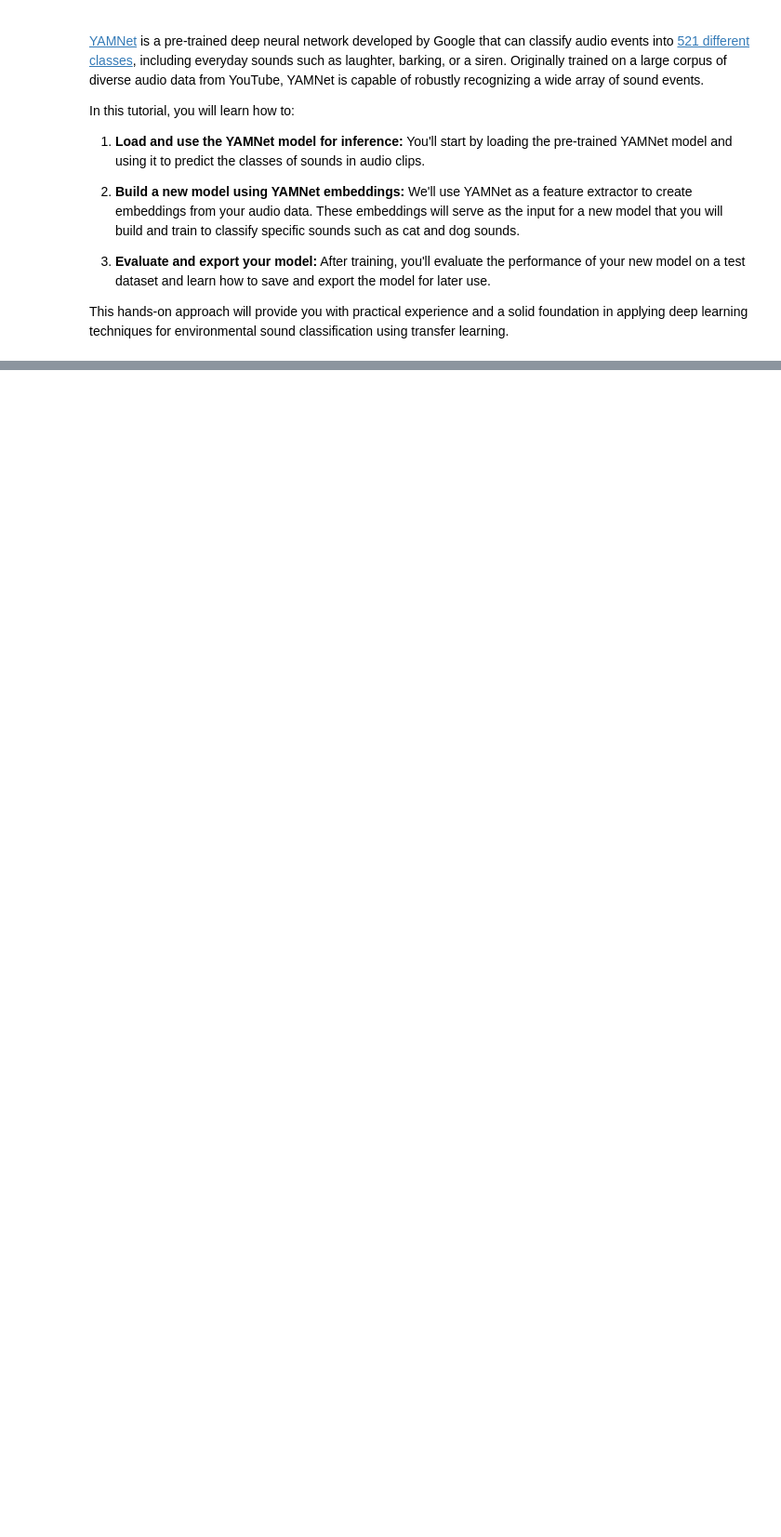
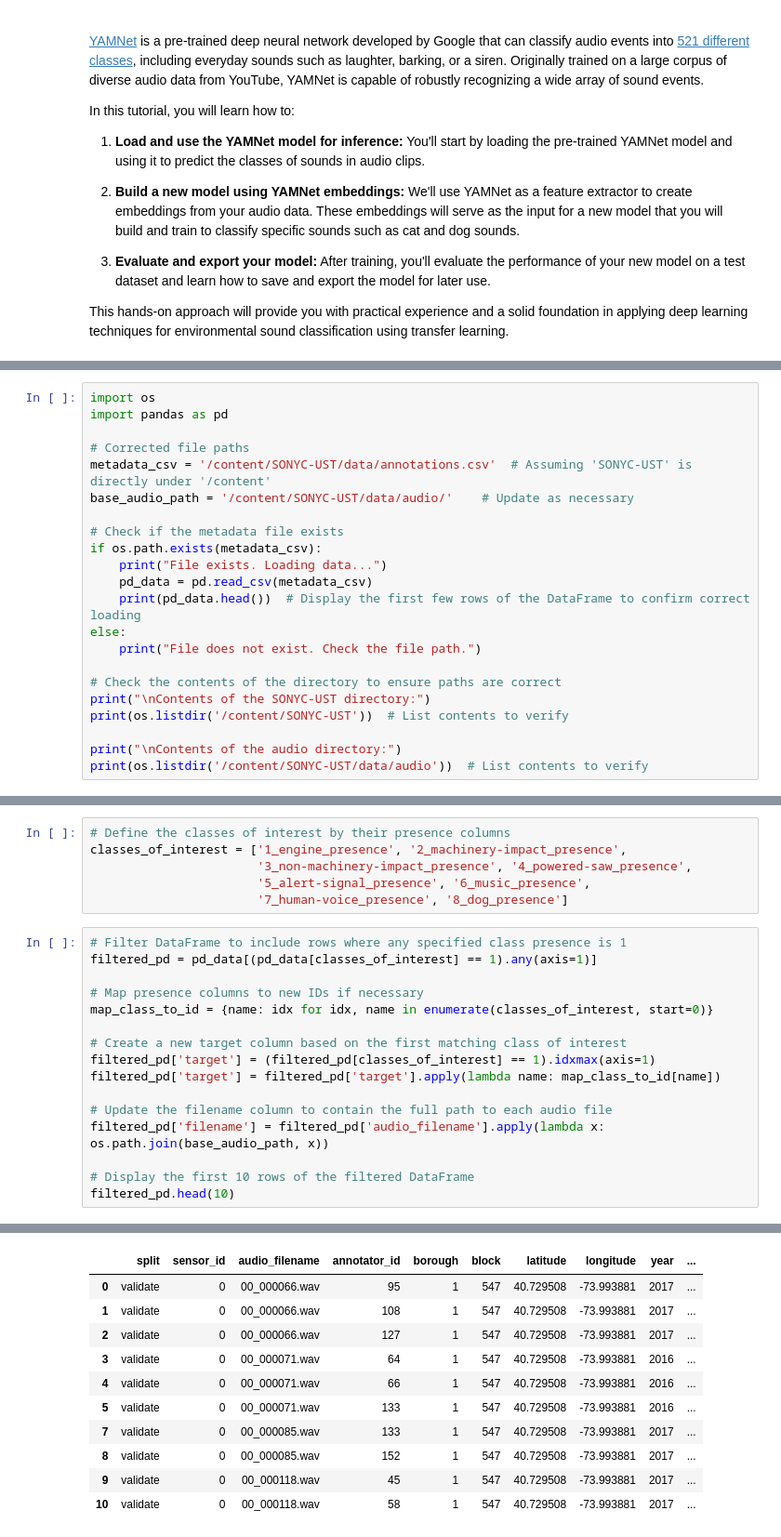
Before and after one commit to Doutrespace/SoundscapeNET, a Jupyter notebook: SoundscapeNET.ipynb, the cells around one changed output, grey strips where cells are left out. Shown at 93% size. Cells and saved outputs as stored; diff of their text form; blank space fills up the shorter version.

```diff
--- a/SoundscapeNET.ipynb
+++ b/SoundscapeNET.ipynb
@@ -16,0 +217,22 @@ This hands-on approach will provide you with practical experience and a solid fo
+# %%
+import os
+import pandas as pd
+
+# Corrected file paths
+metadata_csv = '/content/SONYC-UST/data/annotations.csv'  # Assuming 'SONYC-UST' is directly under '/content'
+base_audio_path = '/content/SONYC-UST/data/audio/'    # Update as necessary
+
+# Check if the metadata file exists
+if os.path.exists(metadata_csv):
+    print("File exists. Loading data...")
+    pd_data = pd.read_csv(metadata_csv)
+    print(pd_data.head())  # Display the first few rows of the DataFrame to confirm correct loading
+else:
+    print("File does not exist. Check the file path.")
+
+# Check the contents of the directory to ensure paths are correct
+print("\nContents of the SONYC-UST directory:")
+print(os.listdir('/content/SONYC-UST'))  # List contents to verify
+
+print("\nContents of the audio directory:")
+print(os.listdir('/content/SONYC-UST/data/audio'))  # List contents to verify
@@ -16,0 +257,23 @@ This hands-on approach will provide you with practical experience and a solid fo
+# %%
+# Define the classes of interest by their presence columns
+classes_of_interest = ['1_engine_presence', '2_machinery-impact_presence',
+                       '3_non-machinery-impact_presence', '4_powered-saw_presence',
+                       '5_alert-signal_presence', '6_music_presence',
+                       '7_human-voice_presence', '8_dog_presence']
+# %%
+# Filter DataFrame to include rows where any specified class presence is 1
+filtered_pd = pd_data[(pd_data[classes_of_interest] == 1).any(axis=1)]
+
+# Map presence columns to new IDs if necessary
+map_class_to_id = {name: idx for idx, name in enumerate(classes_of_interest, start=0)}
+
+# Create a new target column based on the first matching class of interest
+filtered_pd['target'] = (filtered_pd[classes_of_interest] == 1).idxmax(axis=1)
+filtered_pd['target'] = filtered_pd['target'].apply(lambda name: map_class_to_id[name])
+
+# Update the filename column to contain the full path to each audio file
+filtered_pd['filename'] = filtered_pd['audio_filename'].apply(lambda x: os.path.join(base_audio_path, x))
+
+# Display the first 10 rows of the filtered DataFrame
+filtered_pd.head(10)
+# %% [output]
@@ -16,0 +295,11 @@ This hands-on approach will provide you with practical experience and a solid fo
+|  | split | sensor_id | audio_filename | annotator_id | borough | block | latitude | longitude | year | ... |
+| 0 | validate | 0 | 00_000066.wav | 95 | 1 | 547 | 40.729508 | -73.993881 | 2017 | ... |
+| 1 | validate | 0 | 00_000066.wav | 108 | 1 | 547 | 40.729508 | -73.993881 | 2017 | ... |
+| 2 | validate | 0 | 00_000066.wav | 127 | 1 | 547 | 40.729508 | -73.993881 | 2017 | ... |
+| 3 | validate | 0 | 00_000071.wav | 64 | 1 | 547 | 40.729508 | -73.993881 | 2016 | ... |
+| 4 | validate | 0 | 00_000071.wav | 66 | 1 | 547 | 40.729508 | -73.993881 | 2016 | ... |
+| 5 | validate | 0 | 00_000071.wav | 133 | 1 | 547 | 40.729508 | -73.993881 | 2016 | ... |
+| 7 | validate | 0 | 00_000085.wav | 133 | 1 | 547 | 40.729508 | -73.993881 | 2017 | ... |
+| 8 | validate | 0 | 00_000085.wav | 152 | 1 | 547 | 40.729508 | -73.993881 | 2017 | ... |
+| 9 | validate | 0 | 00_000118.wav | 45 | 1 | 547 | 40.729508 | -73.993881 | 2017 | ... |
+| 10 | validate | 0 | 00_000118.wav | 58 | 1 | 547 | 40.729508 | -73.993881 | 2017 | ... |
```
Also changed, not shown: parts of 33 cells of this notebook.
